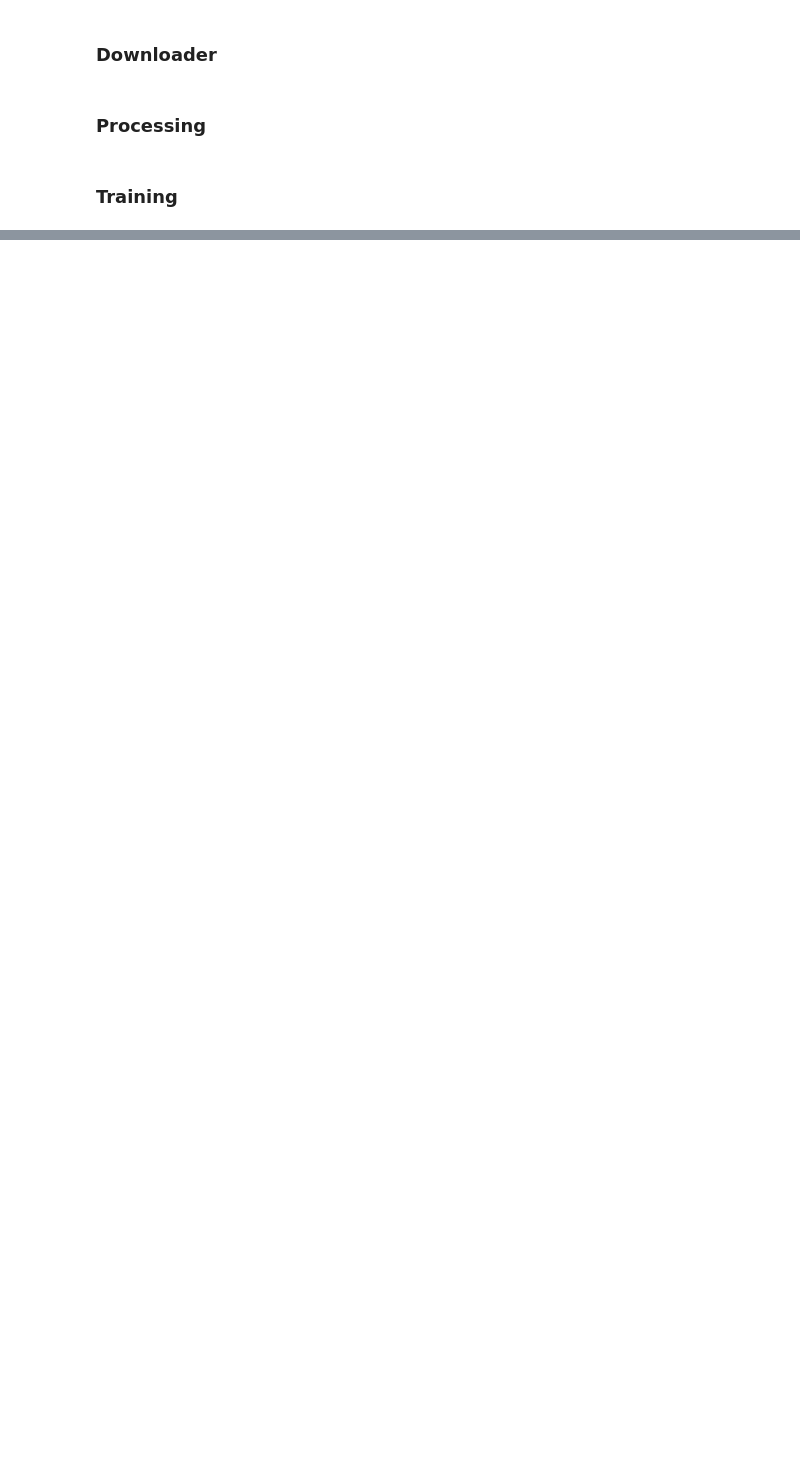
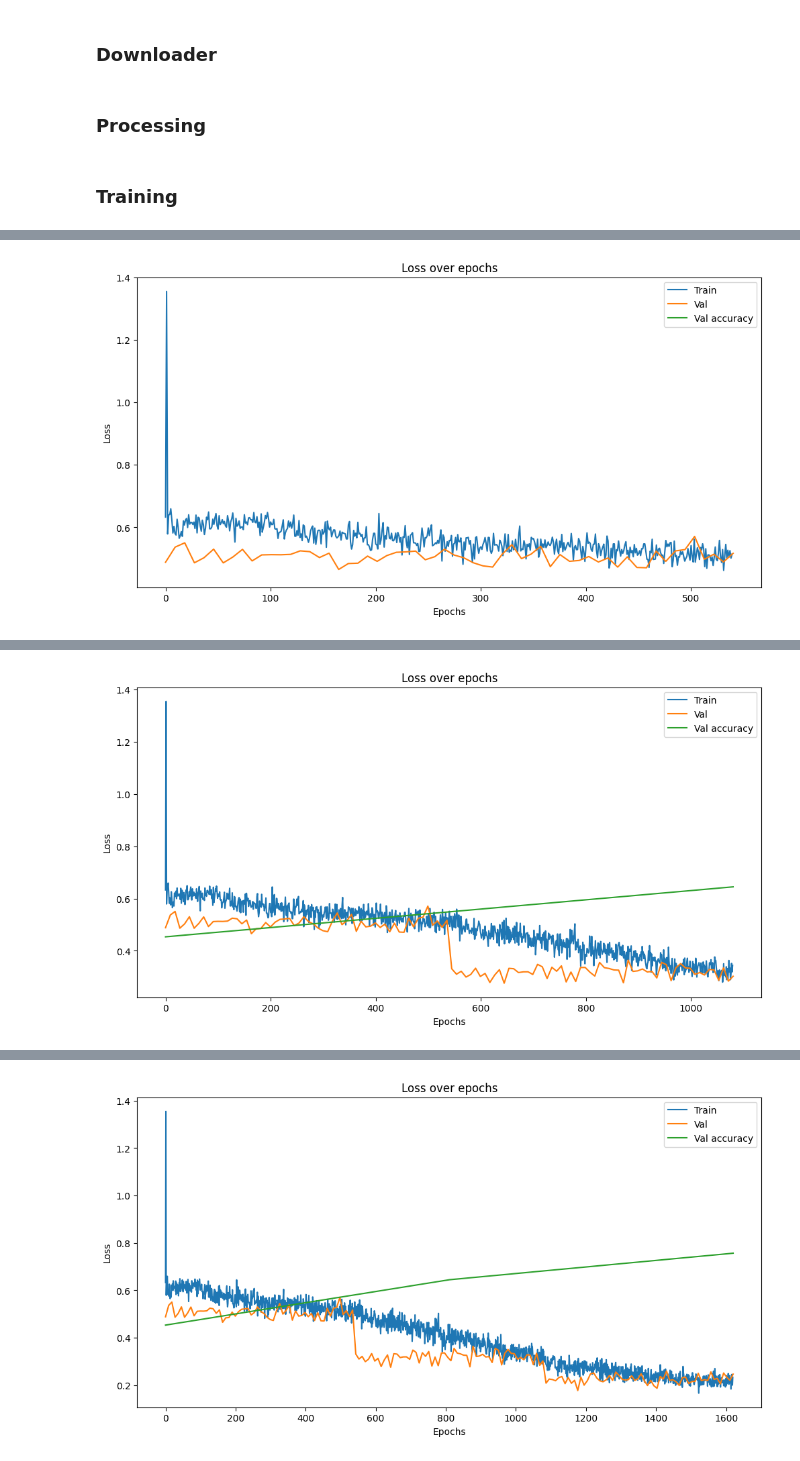
Before and after one commit to LeonLeonPotato/chesspredictor, a Jupyter notebook: combined.ipynb, the cells around one changed output, grey strips where cells are left out. Cells and saved outputs as stored; diff of their text form; code cells hidden in the pictures; blank space fills up the shorter version.

```diff
--- a/combined.ipynb
+++ b/combined.ipynb
@@ -168,7 +168,7 @@ def process():
 
         laststates = [np.zeros((6, 8, 8), dtype=np.int8) for i in range(4)]
         for state in states:
-            del laststates.pop(0)
+            laststates.pop(0)
             laststates.append(state)
             X.append(np.array(laststates).reshape((6*history_count, 8, 8)))
             Y.append(winner)
@@ -201,6 +201,7 @@ class ResBlock(nn.Module):
             nn.Conv2d(filter_size, filter_size, kernel_size=3, padding=1),
             nn.LeakyReLU(),
             nn.Conv2d(filter_size, filter_size, kernel_size=3, padding=1),
+            nn.LeakyReLU(),
         ) if not use_batchnorm else nn.Sequential(
             nn.Conv2d(filter_size, filter_size, kernel_size=3, padding=1),
             nn.BatchNorm2d(filter_size),
@@ -235,7 +236,7 @@ class ChessNet(nn.Module):
         super().__init__()
         self.move_processor = MoveProcessor()
         self.convs = nn.Sequential(
-            nn.Conv2d(filter_size * history_count, filter_size, kernel_size=1, padding=0),
+            nn.Conv2d(filter_size * history_count, filter_size, kernel_size=3, padding=1),
             *[ResBlock() for _ in range(main_model_blocks)],
             nn.Flatten(),
             nn.Linear(64*8*8, 256),
@@ -245,12 +246,10 @@ class ChessNet(nn.Module):
         )
 
     def forward(self, x):
-        # We do this because it leverages the GPU more
-        x = self.move_processor(
-            x.reshape(x.shape[0]*history_count, 6, 8, 8)
-        ).reshape(
-            x.shape[0], filter_size*history_count, 8, 8
-        )
+        newx = []
+        for i in range(4):
+            newx.append(self.move_processor(x[:, i*6:(i+1)*6, :, :]))
+        x = torch.cat(newx, dim=1)
         return self.convs(x)
 
     def predict(self, x):
@@ -258,0 +338,25 @@ class ChessNet(nn.Module):
+# %%
+device = torch.device('cuda' if torch.cuda.is_available() else 'cpu')
+
+model = ChessNet().to(device)
+loss_fn = nn.MSELoss()
+optimizer = torch.optim.AdamW(model.parameters(), lr=learning_rate, weight_decay=weight_decay)
+# %%
+X = torch.tensor(X, dtype=torch.int8)
+Y = torch.tensor(Y, dtype=torch.int8)
+
+train, val, test = train_val_test_split(X, Y)
+
+X_train = train[0].float()
+Y_train = train[1].float().unsqueeze(1)
+
+train_dataset = TensorDataset(X_train, Y_train)
+train_loader = DataLoader(train_dataset, batch_size=batch_size, shuffle=True)
+
+X_val = val[0].float()
+Y_val = val[1].float().unsqueeze(1)
+val_dataset = TensorDataset(X_val, Y_val)
+val_loader = DataLoader(val_dataset, batch_size=batch_size, shuffle=True)
+# %%
+train_model(model, loss_fn, optimizer, train_loader, val_loader, epochs)
+# %% [output]
@@ -258,0 +371 @@ class ChessNet(nn.Module):
+[figure, added]
@@ -258,0 +379 @@ class ChessNet(nn.Module):
+[figure, added]
@@ -258,0 +387 @@ class ChessNet(nn.Module):
+[figure, added]
```
Also changed, not shown: parts of 3 cells of this notebook, 10 other files.
